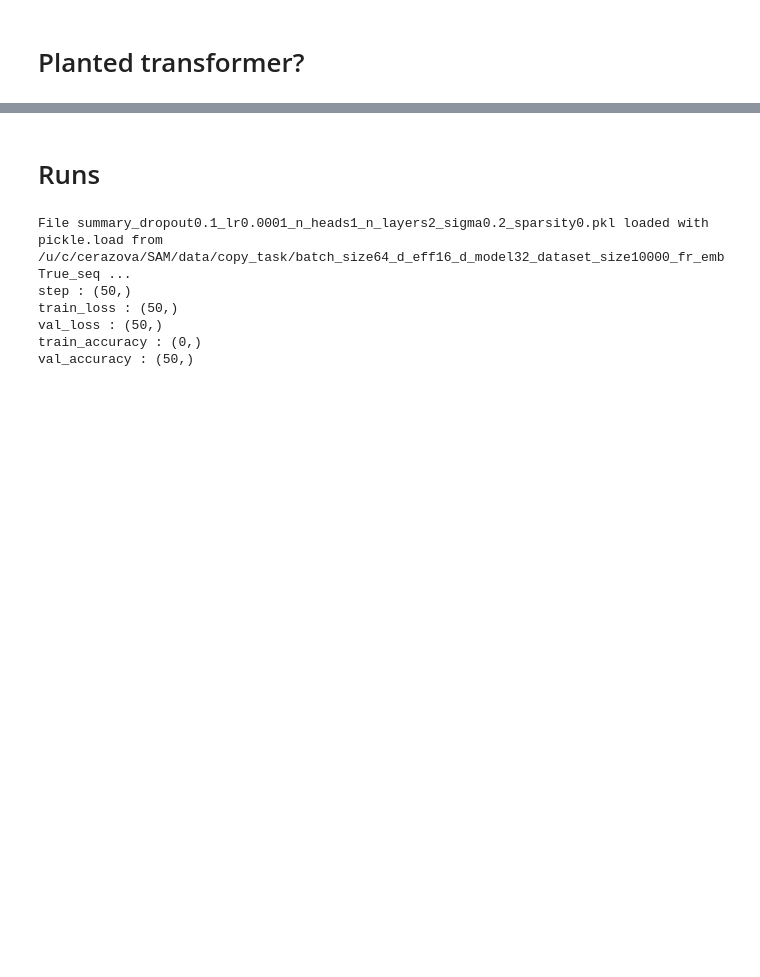
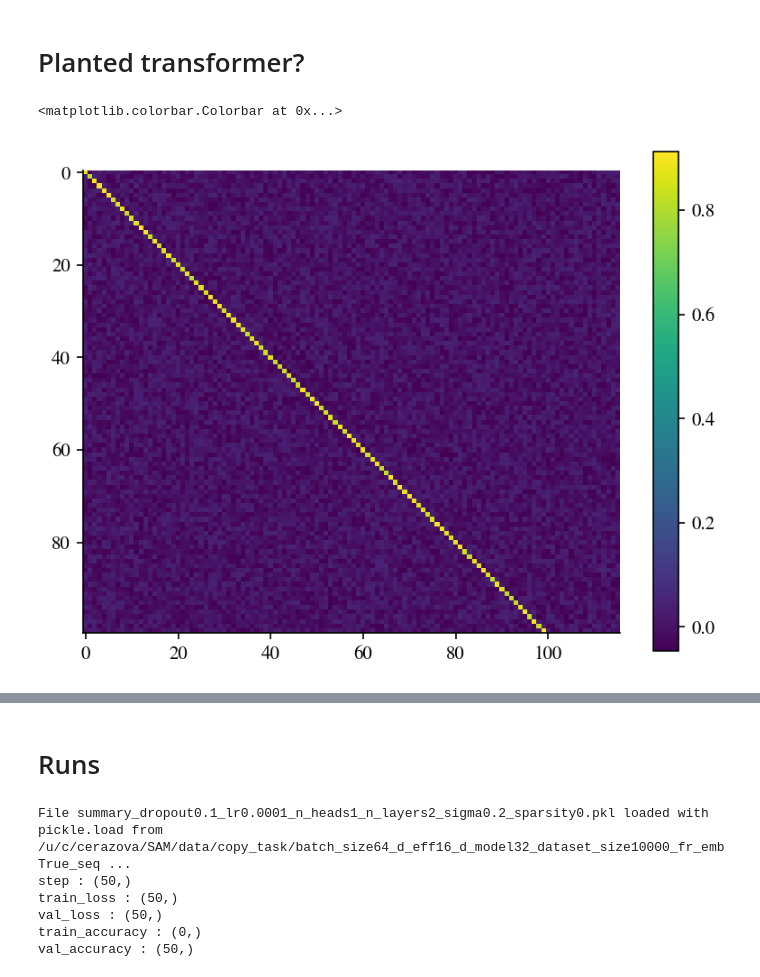
Before and after one commit to CristopherErazo/SAM, a Jupyter notebook: notebooks/26_02_03_Copying_Task.ipynb, the cells around one changed output, grey strips where cells are left out. Cells and saved outputs as stored; diff of their text form; code cells hidden in the pictures; blank space fills up the shorter version.

```diff
--- a/notebooks/26_02_03_Copying_Task.ipynb
+++ b/notebooks/26_02_03_Copying_Task.ipynb
@@ -15,12 +15,40 @@ apply_general_styles()
 # Planted transformer?
 # %%
 config = {
-    'vocab_size': 10,
-    'seq_len': 20,
+    'vocab_size': 100,
+    'seq_len': 16,
     'dropout': 0.0,
-    'noise': 0.05
+    'alpha': 0.5,
+    'batch_size': 1,
+    'dataset_size': 10,
+    'train_fraction': 0.8,
+    'beta_1': 5.0,
+    'beta_2': 1.0,
+    'beta_out': 1.0
+
+
 }
 
+# Create model in device
 model , device = create_induction_head(config)
+planted_initialization(model,betas=(config['beta_1'], config['beta_2'], config['beta_out']))
+interpolation_initialization(model, alpha=config['alpha'])
+
+
+W = model.WK2.weight.detach().cpu().numpy()
+plt.imshow(W, cmap='viridis')
+plt.colorbar()
+print('standard deviation of W:', np.std(W)*math.sqrt(model.d_model))
+
+# # Get dataloaders
+# train_loader , val_loader = get_dataloader(config)
+
+# for batch in train_loader:
+#     inputs = batch['input']
+#     target = batch['target']
+#     break  # Just process one batch for demonstration
+# %% [output]
+<matplotlib.colorbar.Colorbar at 0x...>
+[figure, added]
 # %%
 # Parameters
```
Also changed, not shown: parts of 9 cells of this notebook, 6 other files.
